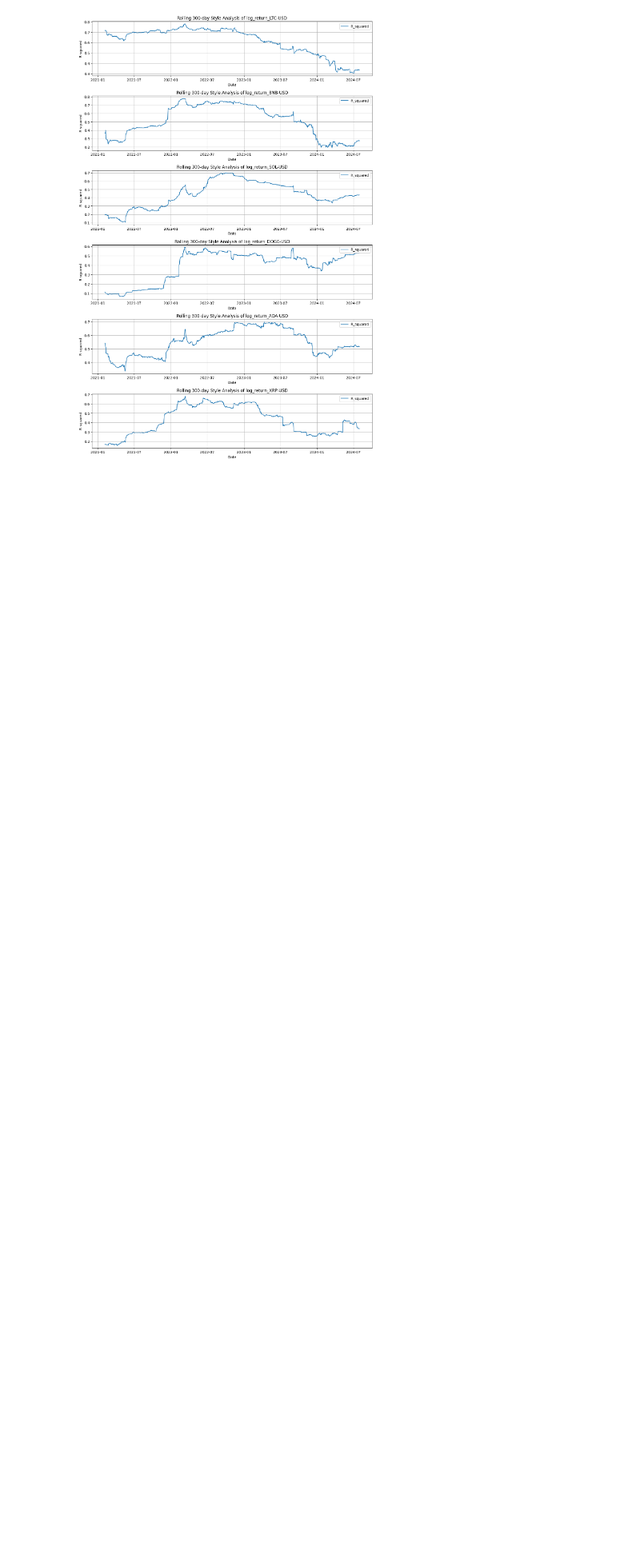
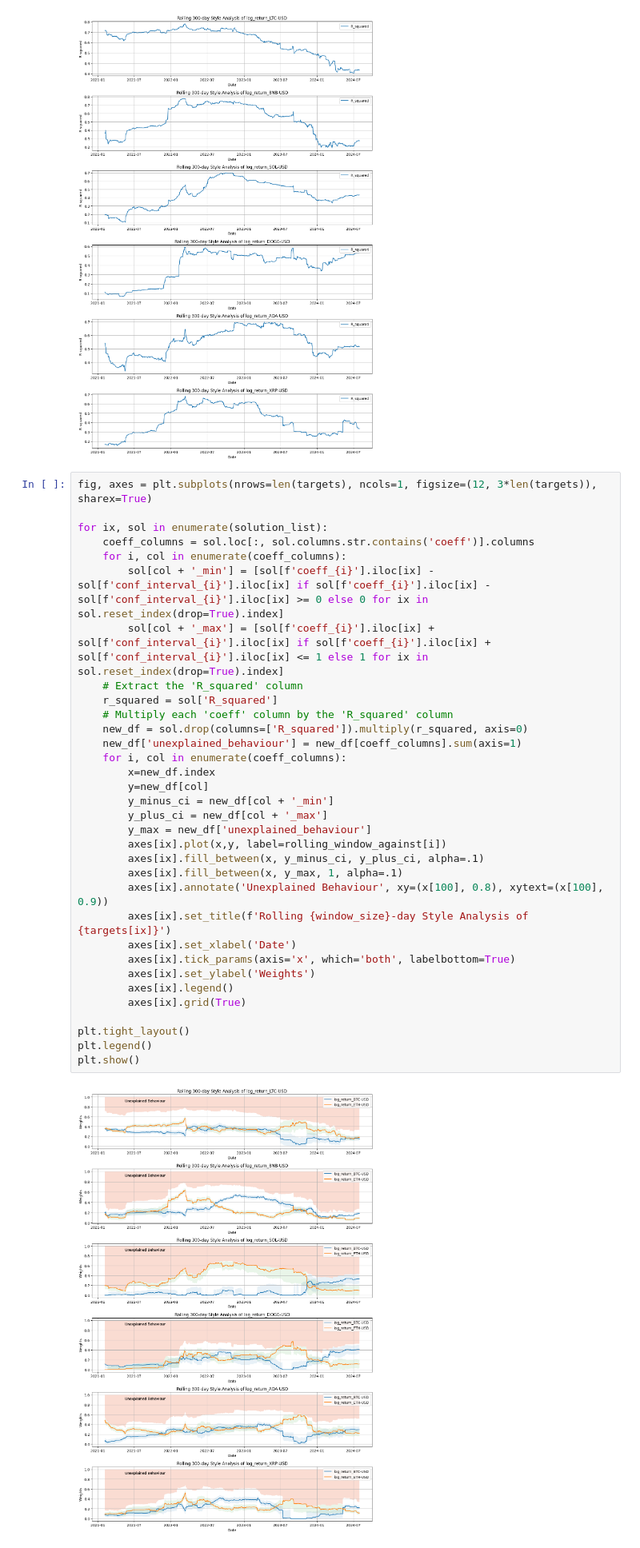
Before and after one commit to kpapmath/crypto_style_analysis, a Jupyter notebook: crypto_style_analysis_no_gold_presentation.ipynb, the cells around one changed output. Shown at 80% size. Cells and saved outputs as stored; diff of their text form; blank space fills up the shorter version.

Commit message:
add unexplained area plots

```diff
--- a/crypto_style_analysis_no_gold_presentation.ipynb
+++ b/crypto_style_analysis_no_gold_presentation.ipynb
@@ -291,3 +291,38 @@ plt.legend()
 plt.show()
 # %% [output]
 [figure]
+# %%
+fig, axes = plt.subplots(nrows=len(targets), ncols=1, figsize=(12, 3*len(targets)), sharex=True)
+
+for ix, sol in enumerate(solution_list):
+    coeff_columns = sol.loc[:, sol.columns.str.contains('coeff')].columns
+    for i, col in enumerate(coeff_columns):
+        sol[col + '_min'] = [sol[f'coeff_{i}'].iloc[ix] - sol[f'conf_interval_{i}'].iloc[ix] if sol[f'coeff_{i}'].iloc[ix] - sol[f'conf_interval_{i}'].iloc[ix] >= 0 else 0 for ix in sol.reset_index(drop=True).index]
+        sol[col + '_max'] = [sol[f'coeff_{i}'].iloc[ix] + sol[f'conf_interval_{i}'].iloc[ix] if sol[f'coeff_{i}'].iloc[ix] + sol[f'conf_interval_{i}'].iloc[ix] <= 1 else 1 for ix in sol.reset_index(drop=True).index]
+    # Extract the 'R_squared' column
+    r_squared = sol['R_squared']
+    # Multiply each 'coeff' column by the 'R_squared' column
+    new_df = sol.drop(columns=['R_squared']).multiply(r_squared, axis=0)
+    new_df['unexplained_behaviour'] = new_df[coeff_columns].sum(axis=1)
+    for i, col in enumerate(coeff_columns):
+        x=new_df.index
+        y=new_df[col]
+        y_minus_ci = new_df[col + '_min']
+        y_plus_ci = new_df[col + '_max']
+        y_max = new_df['unexplained_behaviour']
+        axes[ix].plot(x,y, label=rolling_window_against[i])
+        axes[ix].fill_between(x, y_minus_ci, y_plus_ci, alpha=.1)
+        axes[ix].fill_between(x, y_max, 1, alpha=.1)
+        axes[ix].annotate('Unexplained Behaviour', xy=(x[100], 0.8), xytext=(x[100], 0.9))
+        axes[ix].set_title(f'Rolling {window_size}-day Style Analysis of {targets[ix]}')
+        axes[ix].set_xlabel('Date')
+        axes[ix].tick_params(axis='x', which='both', labelbottom=True)
+        axes[ix].set_ylabel('Weights')
+        axes[ix].legend()
+        axes[ix].grid(True)
+
+plt.tight_layout()
+plt.legend()
+plt.show()
+# %% [output]
+[figure, added]
```
